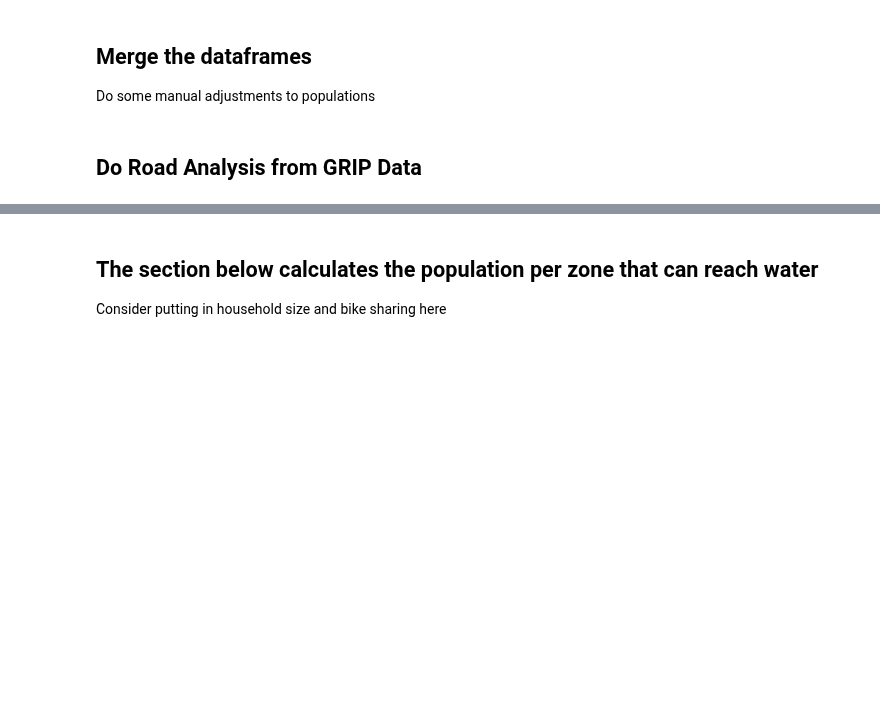
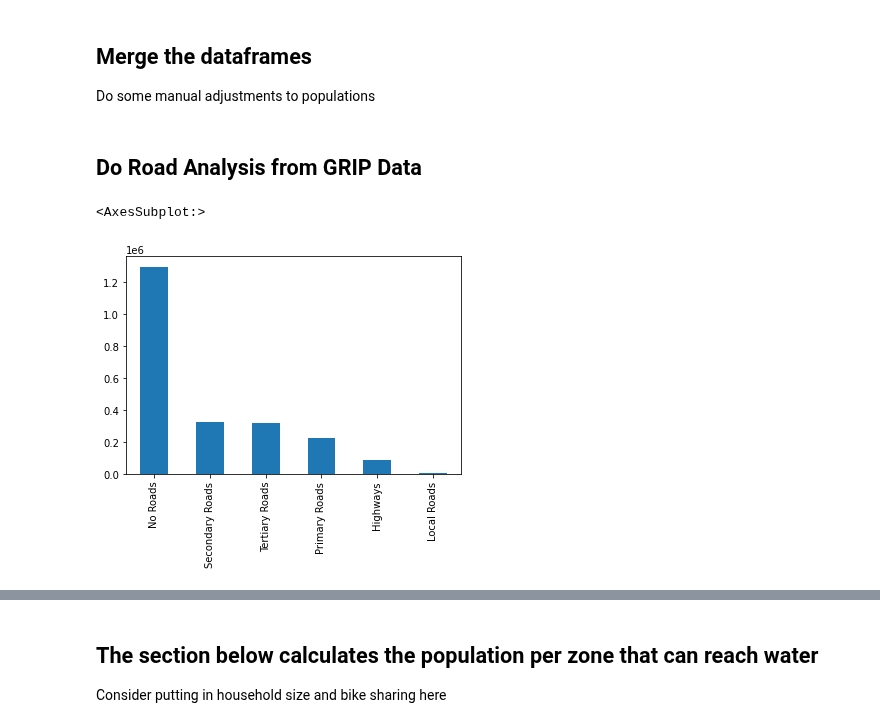
Before and after one commit to allfed/water-access, a Jupyter notebook: src/gis_global_analysis.ipynb, the cells around one changed output, grey strips where cells are left out. Saved outputs shown, nothing was run; the diff lists cells and outputs as text; code cells hidden in the pictures; blank space fills up the shorter version.

```diff
--- a/src/gis_global_analysis.ipynb
+++ b/src/gis_global_analysis.ipynb
@@ -155,21 +182,33 @@ df_zones["country_pop_ratio"] = df_zones.groupby("ISOCODE")["AdjPopFloat"].trans
 ## Do Road Analysis from GRIP Data
 # %%
 def find_dominant_road(row):
-    if row.sum() == 0:
-        return 'No Roads'
+    if row.sum() == 0 or row.isna().all():
+       'No Roads'
     else:
         return row.idxmax()
 
-df_zones['dominant_road_type'] = df_zones[["grip_1_1", "grip_2_1", "grip_3_1", "grip_4_1", "grip_5_1"]].apply(find_dominant_road, axis=1)
+
+def find_first_non_zero_road(row):
+    columns_in_hierarchy = ["grip_1_1", "grip_2_1", "grip_3_1", "grip_4_1", "grip_5_1"]
+    for col in columns_in_hierarchy:
+        if row[col] != 0:
+            return col
+    return 'No Roads'
+
+
+df_zones['dominant_road_type'] = df_zones[["grip_1_1", "grip_2_1", "grip_3_1", "grip_4_1", "grip_5_1"]].apply(find_first_non_zero_road, axis=1)
 
 df_zones['dominant_road_type'] = df_zones['dominant_road_type'].replace({
     'grip_1_1': 'Highways',
     'grip_2_1': 'Primary Roads',
     'grip_3_1': 'Secondary Roads',
     'grip_4_1': 'Tertiary Roads',
     'grip_5_1': 'Local Roads'
 })
 
 
 # histogram of dominant road type
 df_zones['dominant_road_type'].value_counts().plot(kind='bar')
+# %% [output]
+<AxesSubplot:>
+[figure, added]
```
Also changed, not shown: parts of 9 cells of this notebook, 1 other file.
